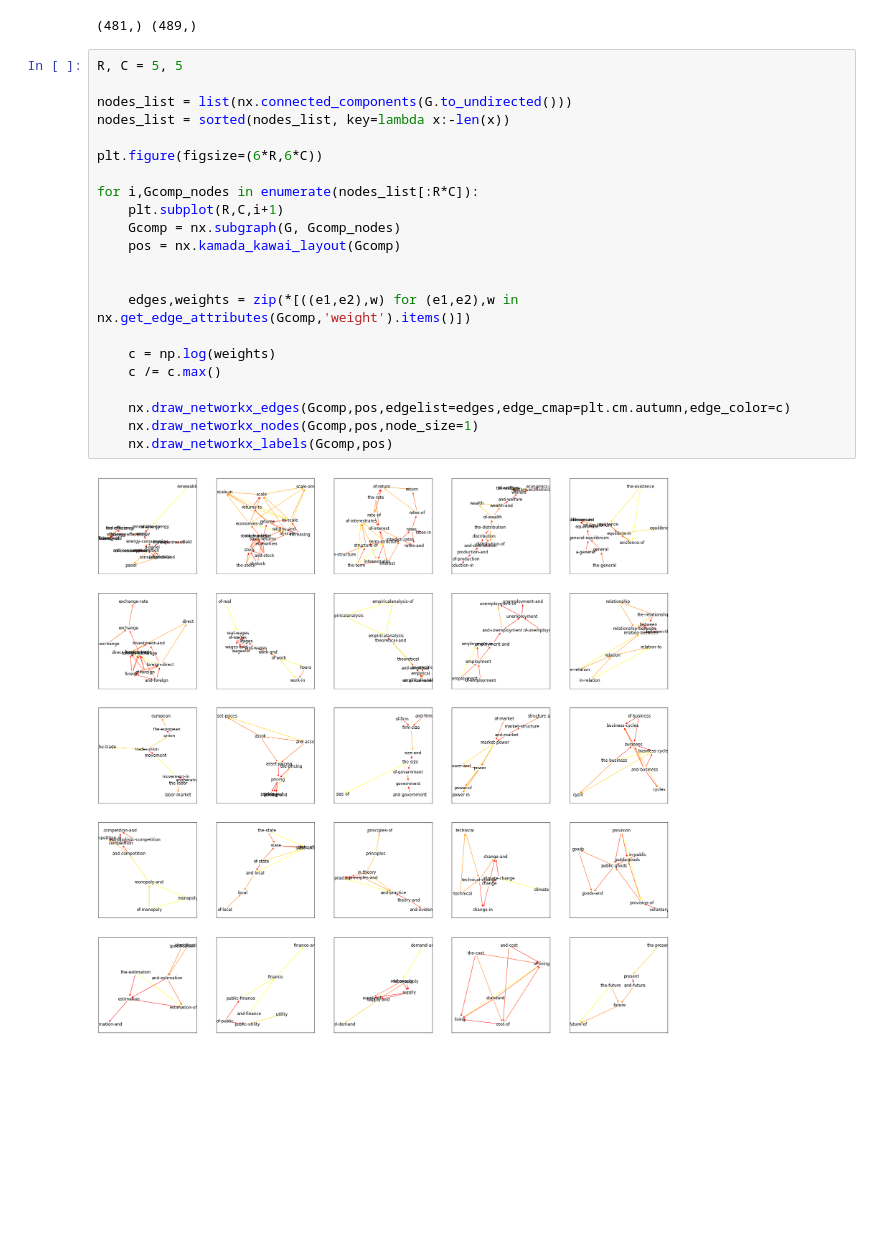
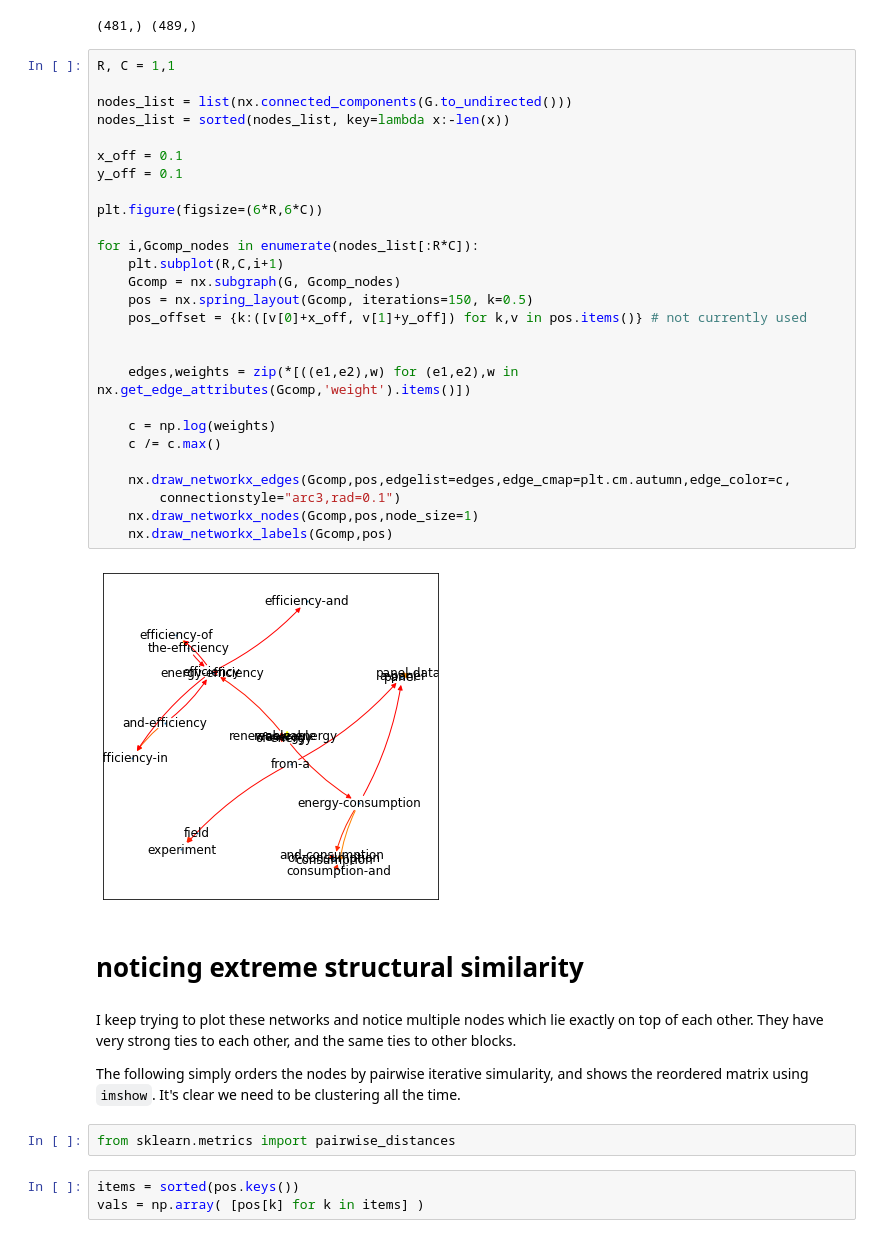
Before and after one commit to amcgail/kk-jstor-sociology, a Jupyter notebook: cooccurence/cooc_networks-econ.ipynb, the cells around one changed output. Saved outputs shown, nothing was run; the diff lists cells and outputs as text; blank space fills up the shorter version.

Commit message:
rerunning and investigating econ coocurrence network

```diff
--- a/cooccurence/cooc_networks-econ.ipynb
+++ b/cooccurence/cooc_networks-econ.ipynb
@@ -172,26 +172,44 @@ G.remove_nodes_from( list(np.where( deg < DEG_CUTOFF )[0]) )
 # %% [output]
 (481,) (489,)
 # %%
-R, C = 5, 5
+R, C = 1,1
 
 nodes_list = list(nx.connected_components(G.to_undirected()))
 nodes_list = sorted(nodes_list, key=lambda x:-len(x))
+
+x_off = 0.1
+y_off = 0.1
 
 plt.figure(figsize=(6*R,6*C))
 
 for i,Gcomp_nodes in enumerate(nodes_list[:R*C]):
     plt.subplot(R,C,i+1)
     Gcomp = nx.subgraph(G, Gcomp_nodes)
-    pos = nx.kamada_kawai_layout(Gcomp)
+    pos = nx.spring_layout(Gcomp, iterations=150, k=0.5)
+    pos_offset = {k:([v[0]+x_off, v[1]+y_off]) for k,v in pos.items()} # not currently used
 
 
     edges,weights = zip(*[((e1,e2),w) for (e1,e2),w in nx.get_edge_attributes(Gcomp,'weight').items()])
 
     c = np.log(weights)
     c /= c.max()
 
-    nx.draw_networkx_edges(Gcomp,pos,edgelist=edges,edge_cmap=plt.cm.autumn,edge_color=c)
+    nx.draw_networkx_edges(Gcomp,pos,edgelist=edges,edge_cmap=plt.cm.autumn,edge_color=c,
+        connectionstyle="arc3,rad=0.1")
     nx.draw_networkx_nodes(Gcomp,pos,node_size=1)
     nx.draw_networkx_labels(Gcomp,pos)
 # %% [output]
-[figure, old version]
+[figure, new version]
+# %% [markdown]
+# noticing extreme structural similarity
+# %% [markdown]
+I keep trying to plot these networks and notice multiple nodes which lie exactly on top of each other.
+They have very strong ties to each other, and the same ties to other blocks.
+
+The following simply orders the nodes by pairwise iterative simularity, and shows the reordered matrix using `imshow`.
+It's clear we need to be clustering all the time.
+# %%
+from sklearn.metrics import pairwise_distances
+# %%
+items = sorted(pos.keys())
+vals = np.array( [pos[k] for k in items] )
```
Also changed, not shown: parts of 5 cells of this notebook.
